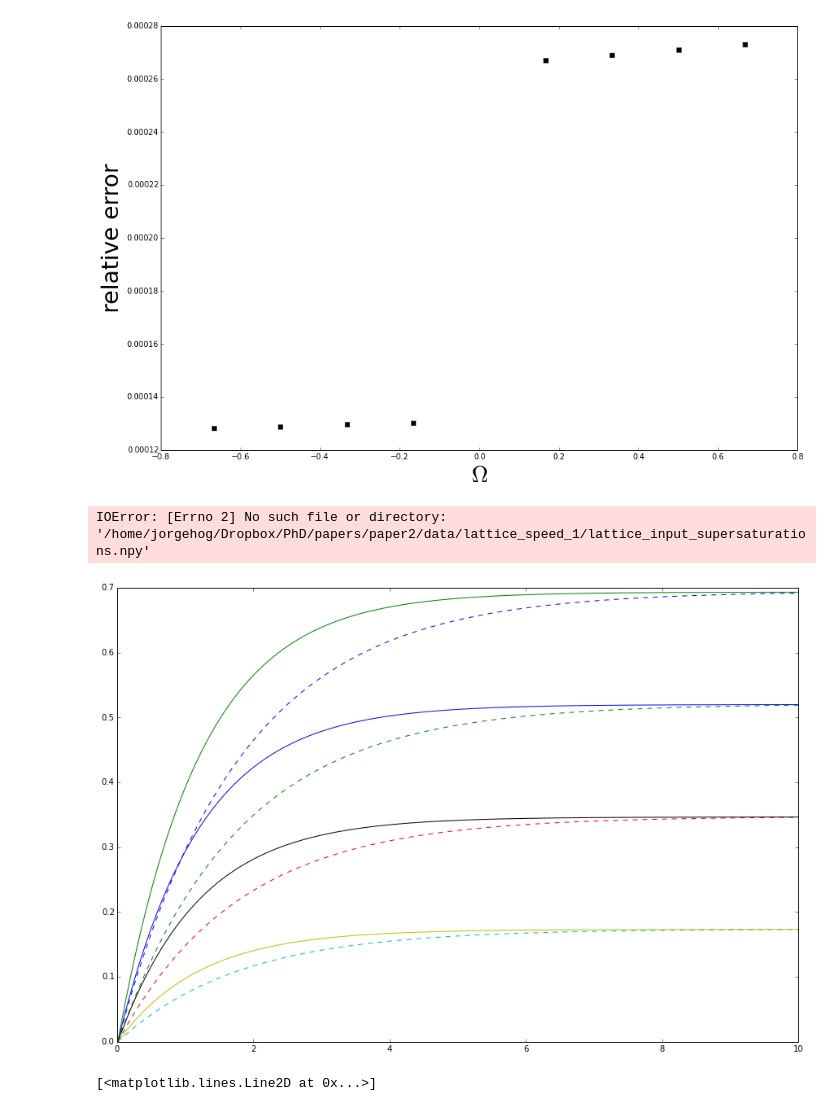
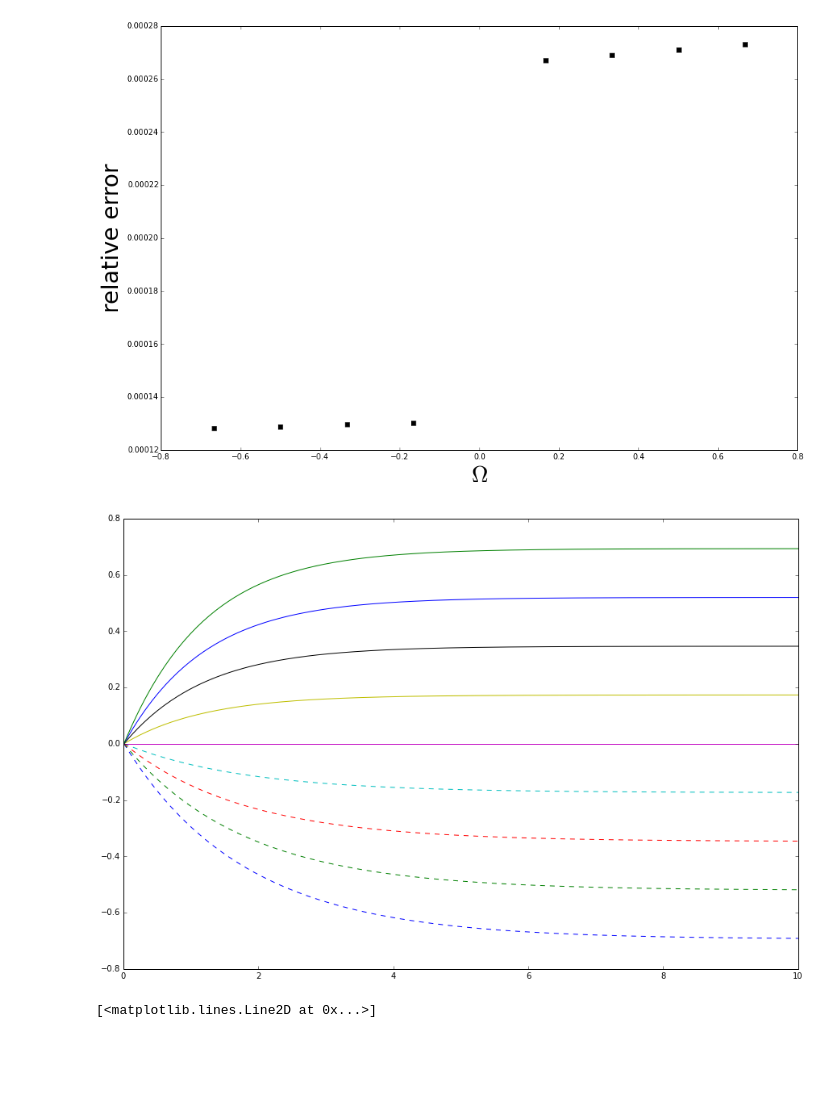
Before and after one commit to jorgehog/notebookCollection, a Jupyter notebook: GrowthEquations.ipynb, the cells around one changed output. Drawn from its saved outputs; the diff is of its cells as text; code cells hidden in the pictures; blank space fills up the shorter version.

```diff
--- a/GrowthEquations.ipynb
+++ b/GrowthEquations.ipynb
@@ -267,45 +267,3 @@ show()
 # %% [output]
 [figure]
 [figure]
-# %%
-from os.path import join
-
-kmc_input_dir = "/home/jorgehog/Dropbox/PhD/papers/paper2/data/lattice_speed_1/"
-
-kmc_times = np.load(join(kmc_input_dir, "lattice_times.npy"))
-kmc_supersaturations = np.load(join(kmc_input_dir, "lattice_supersaturations.npy"))
-kmc_input_supersaturations = np.load(join(kmc_input_dir, "lattice_input_supersaturations.npy"))
-kmc_lengths = np.load(join(kmc_input_dir, "lattice_lengths.npy"))
-kmc_heights = np.load(join(kmc_input_dir, "lattice_heights.npy"))
-
-n_kmc_runs = kmc_times.shape[0]
-
-for n in n_kmc_runs:
-    l = kmc_lengths[n]
-
-    k_estimate, k_estimate_vs_t, dh_dt = get_k_estimate(kmc_heights[n, :l], kmc_supersaturations[n, :l], kmc_times[n, :l])
-
-    input_k = get_k(T, kmc_input_supersaturations[n])
-
-    k_r_err = abs((k_estimate - input_k)/input_k)
-
-    k_estimates.append(k_estimate)
-    k_r_errors.append(k_r_err)
-
-ss_highres = linspace(initial_supersaturations[0], initial_supersaturations[-1])
-
-figure()
-plot(initial_supersaturations, k_estimates, 'ks', label="estimated")
-plot(ss_highres, [get_k(T, ss) for ss in ss_highres], label="input")
-xlabel(r"$\Omega$", fontsize=30)
-ylabel(r"k", fontsize=30)
-legend(loc="upper left", fontsize=30)
-
-figure()
-plot(initial_supersaturations, k_r_errors, 'ks')
-xlabel(r"$\Omega$", fontsize=30)
-ylabel(r"relative error", fontsize=30)
-
-show()
-# %% [output]
-IOError: [Errno 2] No such file or directory: '/home/jorgehog/Dropbox/PhD/papers/paper2/data/lattice_speed_1/lattice_input_supersaturations.npy'
@@ -341,21 +308,21 @@ def signfunc(omega, switch=False):
 # %%
 T = 1.
 dt = 0.01
 N = 1000
 h0 = 20
 
 time = cumsum(ones(N)*dt)
 for o0 in initial_supersaturations:
     o, h = solve(T, get_k(T, o0), h0, o0, dt, N)
 
     if o0 < 0:
         l = "--"
     else:
         l = "-"
-    plot(time, signfunc(o0, True)*h, l)
+    plot(time, signfunc(o0, False)*h, l)
 show()
 # %% [output]
-[figure, old version]
+[figure, new version]
 # %%
 def K(k, h0, c0, o0):
     return k*h0*(1 - c0*(1 + o0))/c0
```
Also changed, not shown: parts of 11 cells of this notebook.
